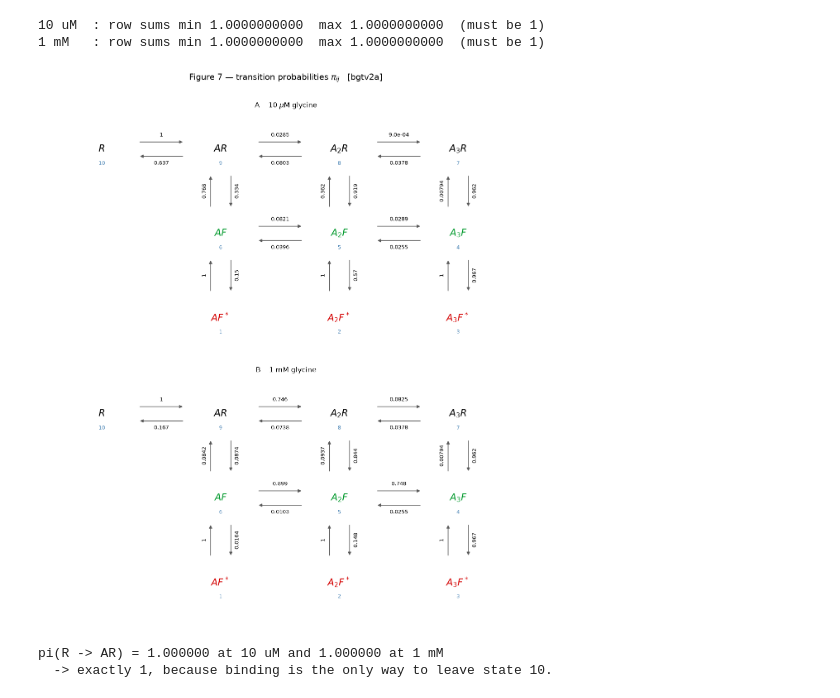
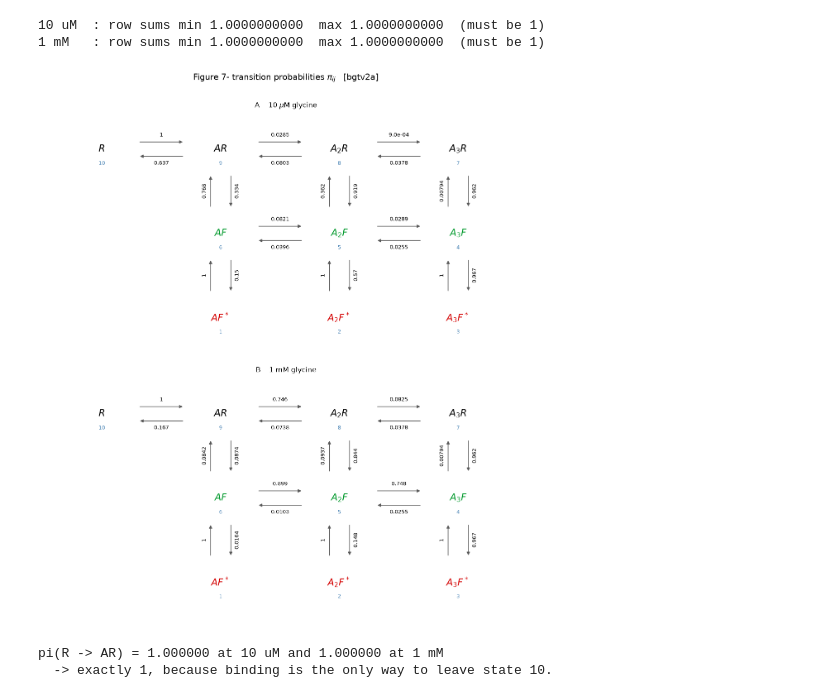
Before and after one commit to DCPROGS/ColquhounLape2012-reproduction, a Jupyter notebook: ColquhounLape2012_reproduction.ipynb, the cells around one changed output. Cells and saved outputs as stored; diff of their text form; code cells hidden in the pictures.

```diff
--- a/ColquhounLape2012_reproduction.ipynb
+++ b/ColquhounLape2012_reproduction.ipynb
@@ -894,12 +894,12 @@ for c, tag in ((C_LOW, '10 uM'), (C_HIGH, '1 mM')):
 # %%
 fig, axes = plt.subplots(2, 1, figsize=(11, 12.5))
 draw_mechanism(PI[C_LOW],  BG, 'A    10 $\\mu$M glycine', ax=axes[0])
 draw_mechanism(PI[C_HIGH], BG, 'B    1 mM glycine',       ax=axes[1])
-fig.suptitle('Figure 7 — transition probabilities $\\pi_{ij}$   [bgtv2a]', fontsize=13)
+fig.suptitle('Figure 7- transition probabilities $\\pi_{ij}$   [bgtv2a]', fontsize=13)
 fig.tight_layout(rect=[0, 0, 1, 0.97])
 plt.show()
 # %% [output]
-[figure, old version]
+[figure, new version]
 # %%
 def pi(c, a, b):
     return PI[c][BG.i(a), BG.i(b)]
```
Also changed, not shown: parts of 6 cells of this notebook.
